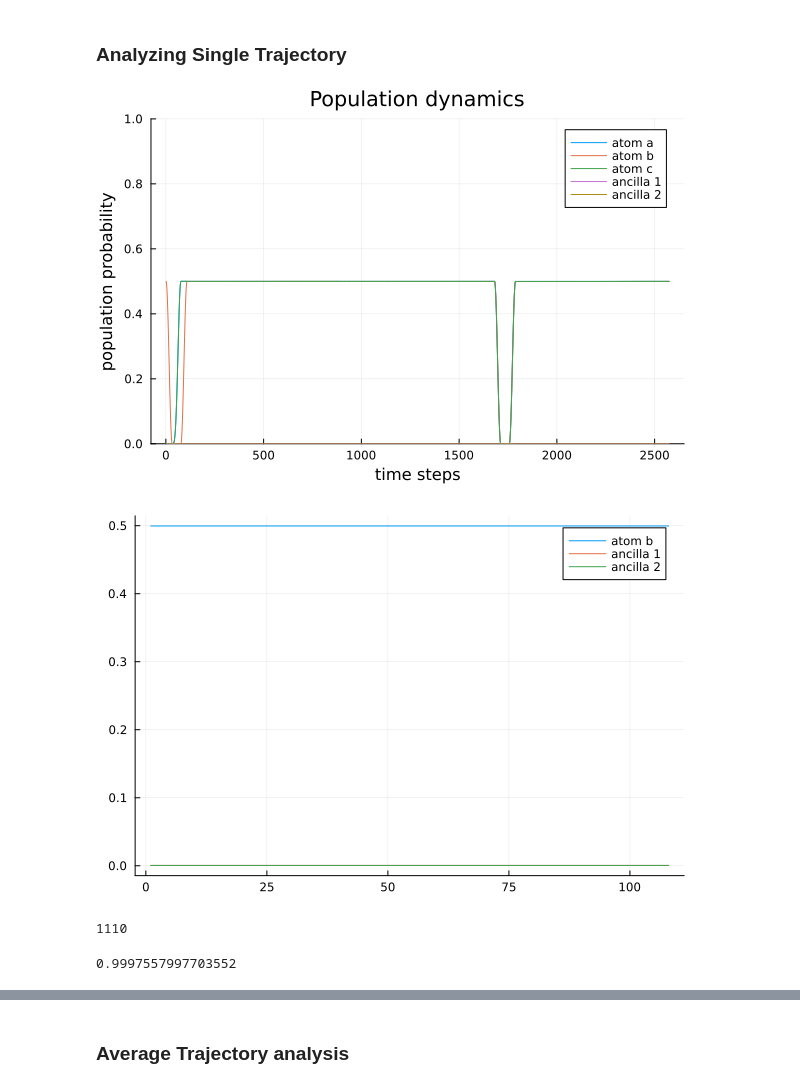
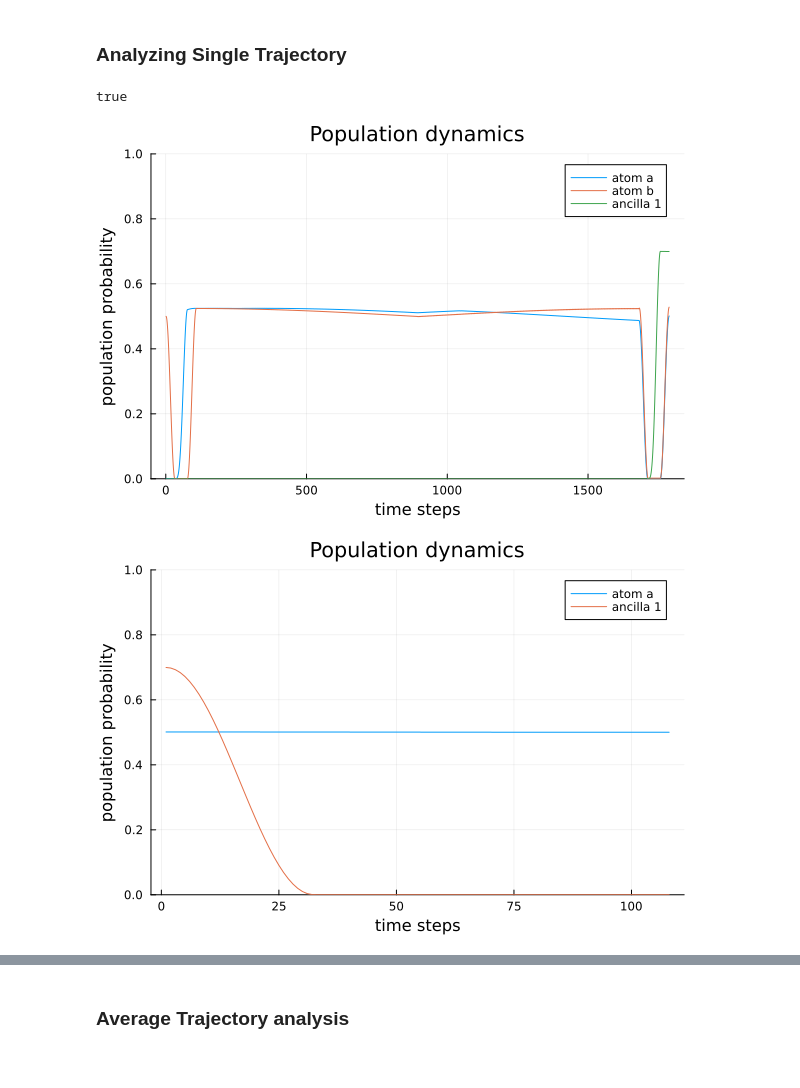
Before and after one commit to Ak-ash22/rydberg_qec, a Jupyter notebook: codework/phaseflip_code/result_analysis.ipynb, the cells around one changed output, grey strips where cells are left out. Cells and saved outputs as stored; diff of their text form; code cells hidden in the pictures.

```diff
--- a/codework/phaseflip_code/result_analysis.ipynb
+++ b/codework/phaseflip_code/result_analysis.ipynb
@@ -3,12 +3,19 @@ include("functions.jl")
 using Plots, JLD2, LaTeXStrings, FileIO
 # %% [markdown]
 ### Analyzing Single Trajectory
+# %%
+initialize_system() == reduce(kron,[a,b,a,a,a])
+# %% [output]
+true
 # %%
-@load "/Users/akashmalemath/Documents/master_work/rydberg_qec/codework/phaseflip_code/results_data/N_atoms=5_γ_dephase=0.0_Ntraj=1.jld2"
+@load "/Users/akashmalemath/Documents/master_work/rydberg_qec/codework/phaseflip_code/results_data/N_atoms=5_γ_dephase=0.01_Ntraj=12.jld2"
 
 population_data = population_data;
 corrected_population_data = corrected_population_data;
-ψt_end = ψt_end
+final_step_population_data = final_step_population_data;
+S1_data = S1_data;
+S2_data = S2_data;
+# ψt_end = ψt_end
 
 # t1 = tspan1[end]+tspan2[end]+tspan2[end]+tspan3[end]
 # t = [0.0:0.1:683.8;]
@@ -16,24 +23,16 @@ corrected_population_data = corrected_population_data;
 
 plot(population_data[:a],  ylim=[0,1], label="atom a", xlabel="time steps", ylabel="population probability", title="Population dynamics")
 plot!(population_data[:b], label="atom b")
-plot!(population_data[:c], label="atom c")
+# plot!(population_data[:c], label="atom c")
 plot!(population_data[:a1], label="ancilla 1")
-plot!(population_data[:a2], label="ancilla 2")
+# plot!(population_data[:a2], label="ancilla 2")
 # %% [output]
-[figure, old version]
+[figure, new version]
 # %%
-# plot(corrected_population_data[:a],  ylim=[0,1], label="atom a", xlabel="time steps", ylabel="population probability", title="Population dynamics")
-plot(corrected_population_data[:b], label="atom b")
+plot(corrected_population_data[:a],  ylim=[0,1], label="atom a", xlabel="time steps", ylabel="population probability", title="Population dynamics")
+# plot(corrected_population_data[:b], label="atom b")
 # plot(corrected_population_data[:c], label="atom c")
 plot!(corrected_population_data[:a1], label="ancilla 1")
-plot!(corrected_population_data[:a2], label="ancilla 2")
+# plot!(corrected_population_data[:a2], label="ancilla 2")
 # %% [output]
-[figure, old version]
+[figure, new version]
-# %%
-length(tspan1)+length(tspan2)+length(tspan3)+length(tspan4)
-# %% [output]
-1110
-# %%
-population_data[:a][1003]
-# %% [output]
-0.9997557997703552
```
Also changed, not shown: parts of 2 cells of this notebook, 7 other files.
